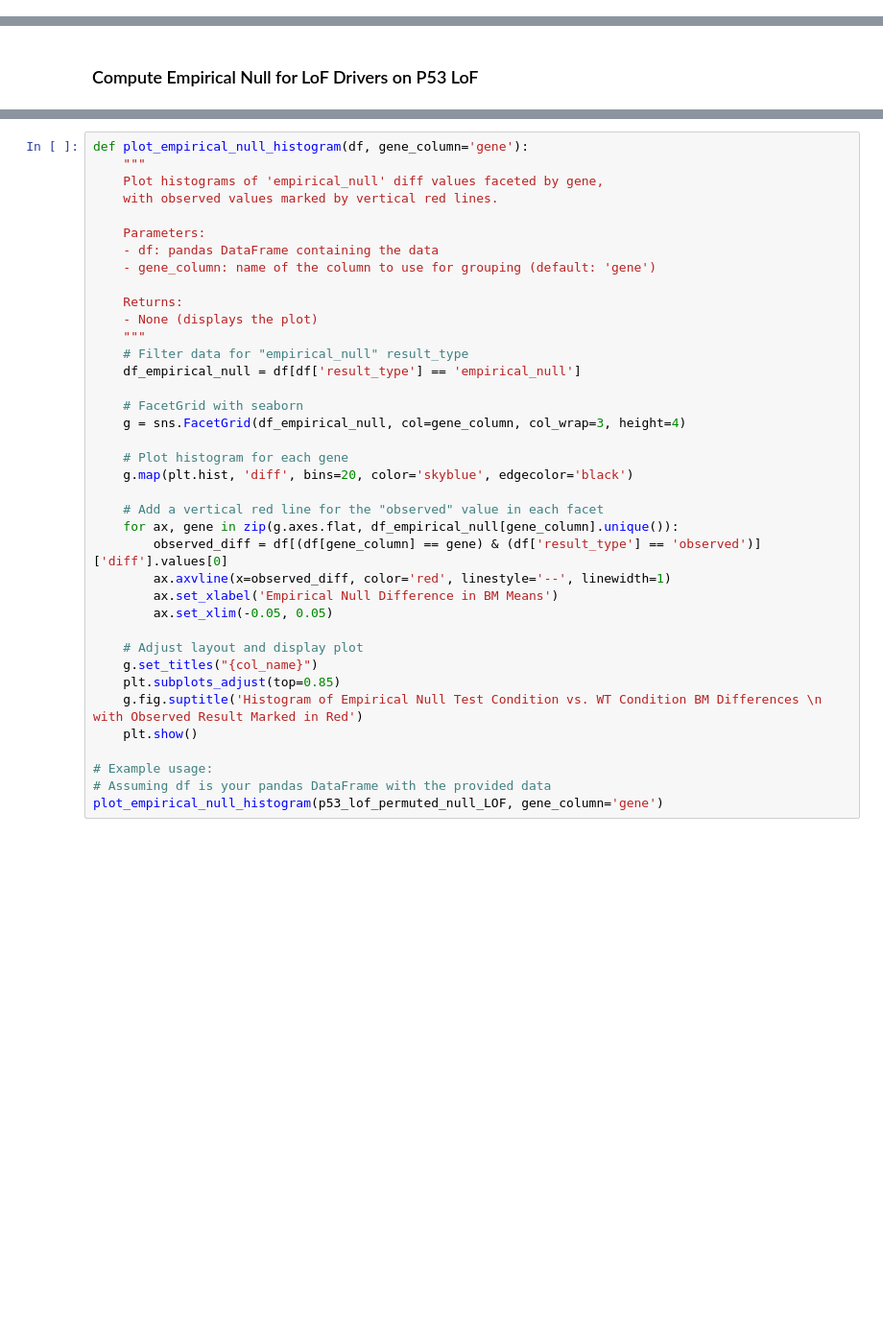
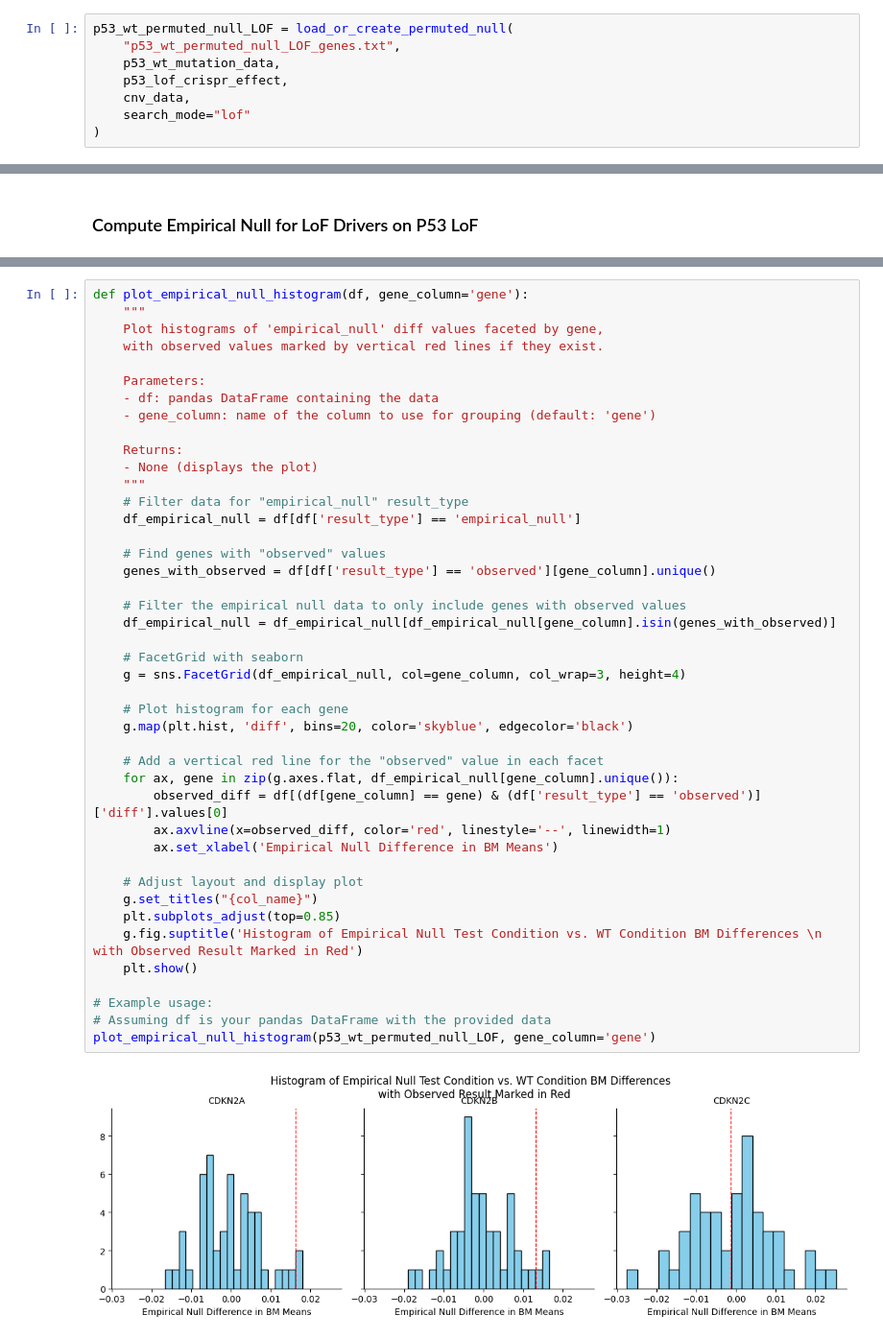
Before and after one commit to anderseng/proxbias, a Jupyter notebook: proxbias/notebooks/DepMap_PB_Driver_Scan_sample.ipynb, the cells around one changed output, grey strips where cells are left out. Shown: that part at 96% size. Drawn from its saved outputs; the diff is of its cells as text; blank space fills up the shorter version.

```diff
--- a/proxbias/notebooks/DepMap_PB_Driver_Scan_sample.ipynb
+++ b/proxbias/notebooks/DepMap_PB_Driver_Scan_sample.ipynb
@@ -288,0 +285,8 @@ Index(['BTG2'], dtype='object') not found in data.
+# %%
+p53_wt_permuted_null_LOF = load_or_create_permuted_null(
+    "p53_wt_permuted_null_LOF_genes.txt",
+    p53_wt_mutation_data,
+    p53_lof_crispr_effect,
+    cnv_data,
+    search_mode="lof"
+)
@@ -302,37 +336,44 @@ p53_lof_permuted_null_LOF.to_csv("p53_lof_permuted_null_LOF_genes.txt", sep="\t"
 def plot_empirical_null_histogram(df, gene_column='gene'):
     """
     Plot histograms of 'empirical_null' diff values faceted by gene,
-    with observed values marked by vertical red lines.
+    with observed values marked by vertical red lines if they exist.
 
     Parameters:
     - df: pandas DataFrame containing the data
     - gene_column: name of the column to use for grouping (default: 'gene')
 
     Returns:
     - None (displays the plot)
     """
     # Filter data for "empirical_null" result_type
     df_empirical_null = df[df['result_type'] == 'empirical_null']
+
+    # Find genes with "observed" values
+    genes_with_observed = df[df['result_type'] == 'observed'][gene_column].unique()
+
+    # Filter the empirical null data to only include genes with observed values
+    df_empirical_null = df_empirical_null[df_empirical_null[gene_column].isin(genes_with_observed)]
 
     # FacetGrid with seaborn
     g = sns.FacetGrid(df_empirical_null, col=gene_column, col_wrap=3, height=4)
 
     # Plot histogram for each gene
     g.map(plt.hist, 'diff', bins=20, color='skyblue', edgecolor='black')
 
     # Add a vertical red line for the "observed" value in each facet
     for ax, gene in zip(g.axes.flat, df_empirical_null[gene_column].unique()):
         observed_diff = df[(df[gene_column] == gene) & (df['result_type'] == 'observed')]['diff'].values[0]
         ax.axvline(x=observed_diff, color='red', linestyle='--', linewidth=1)
         ax.set_xlabel('Empirical Null Difference in BM Means')
-        ax.set_xlim(-0.05, 0.05)
 
     # Adjust layout and display plot
     g.set_titles("{col_name}")
     plt.subplots_adjust(top=0.85)
     g.fig.suptitle('Histogram of Empirical Null Test Condition vs. WT Condition BM Differences \n with Observed Result Marked in Red')
     plt.show()
 
 # Example usage:
 # Assuming df is your pandas DataFrame with the provided data
-plot_empirical_null_histogram(p53_lof_permuted_null_LOF, gene_column='gene')
+plot_empirical_null_histogram(p53_wt_permuted_null_LOF, gene_column='gene')
+# %% [output]
+[figure, added]
```
Also changed, not shown: parts of 10 cells of this notebook, 4 other files.
